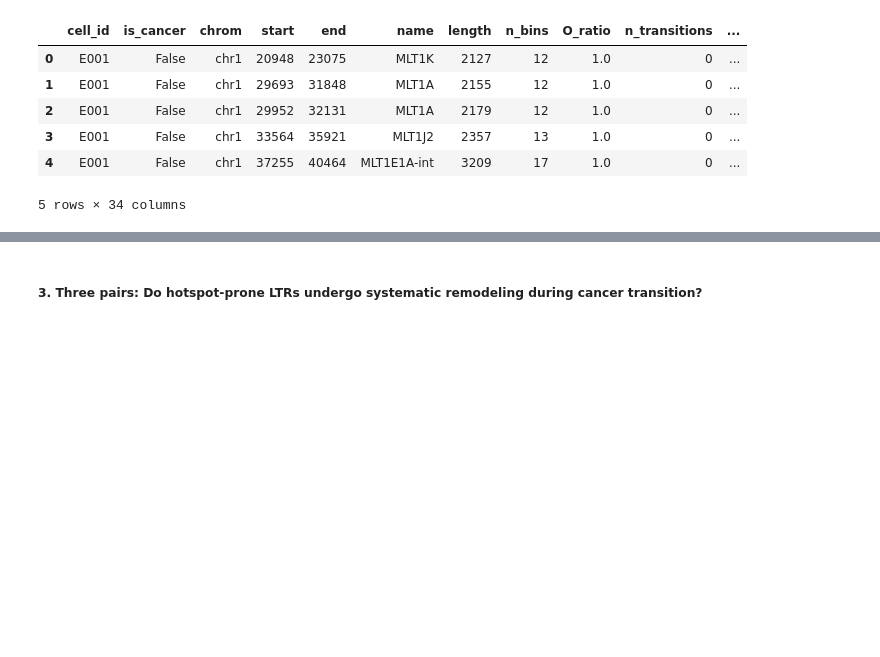
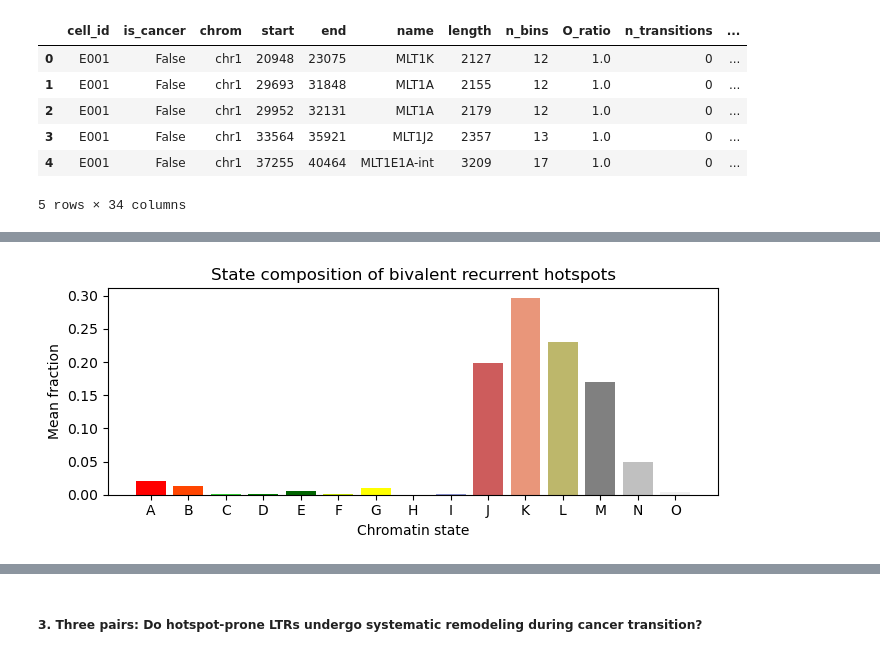
Before and after one commit to caocao0525/HERV, a Jupyter notebook: herv_all_hotspot_analysis.ipynb, the cells around one changed output, grey strips where cells are left out. Drawn from its saved outputs; the diff is of its cells as text; code cells hidden in the pictures; blank space fills up the shorter version.

```diff
--- a/herv_all_hotspot_analysis.ipynb
+++ b/herv_all_hotspot_analysis.ipynb
@@ -309,0 +447,13 @@ df.head()
+# %%
+biv_recurrent_hotspot = df2[
+    (df2["is_hotspot_prone"]) &
+    (df2["is_hotspot"]) &
+    (df2["state_category"] == "Bivalent")
+].copy()
+
+biv_loci = biv_recurrent_hotspot[
+    ["chrom", "start", "end", "name"]
+].drop_duplicates()
+
+print("entries:", len(biv_recurrent_hotspot))
+print("unique loci:", len(biv_loci))
@@ -309,0 +480,6 @@ df.head()
+# %%
+# B. What states compose them?
+state_cols = [f"frac_{s}" for s in list("ABCDEFGHIJKLMNO")]
+
+mean_state_comp = biv_recurrent_hotspot[state_cols].mean()
+mean_state_comp
@@ -309,0 +503,17 @@ df.head()
+# %%
+state_order = list("ABCDEFGHIJKLMNO")
+colors = [crb.state_col_dict_num[k] for k in state_order]
+
+plt.figure(figsize=(7,3))
+plt.bar(
+    state_order,
+    [mean_state_comp[f"frac_{s}"] for s in state_order],
+    color=colors
+)
+plt.ylabel("Mean fraction")
+plt.xlabel("Chromatin state")
+plt.title("State composition of bivalent recurrent hotspots")
+plt.tight_layout()
+plt.show()
+# %% [output]
+[figure, added]
```
Also changed, not shown: parts of 22 cells of this notebook.
